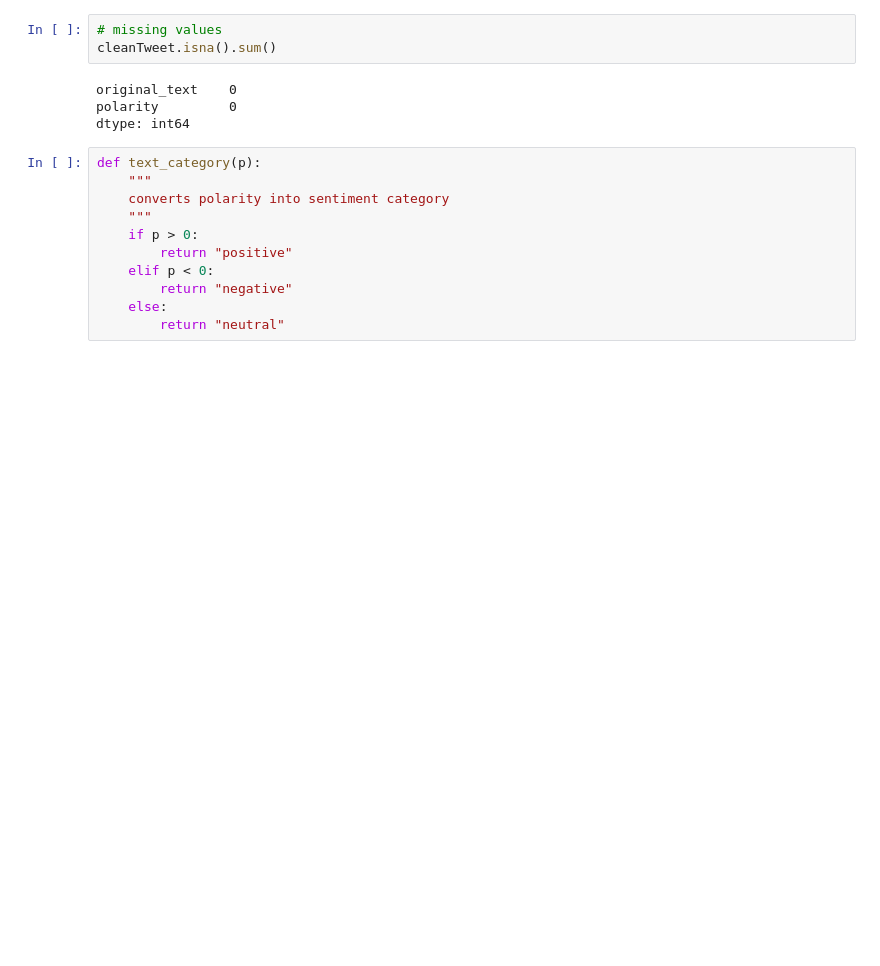
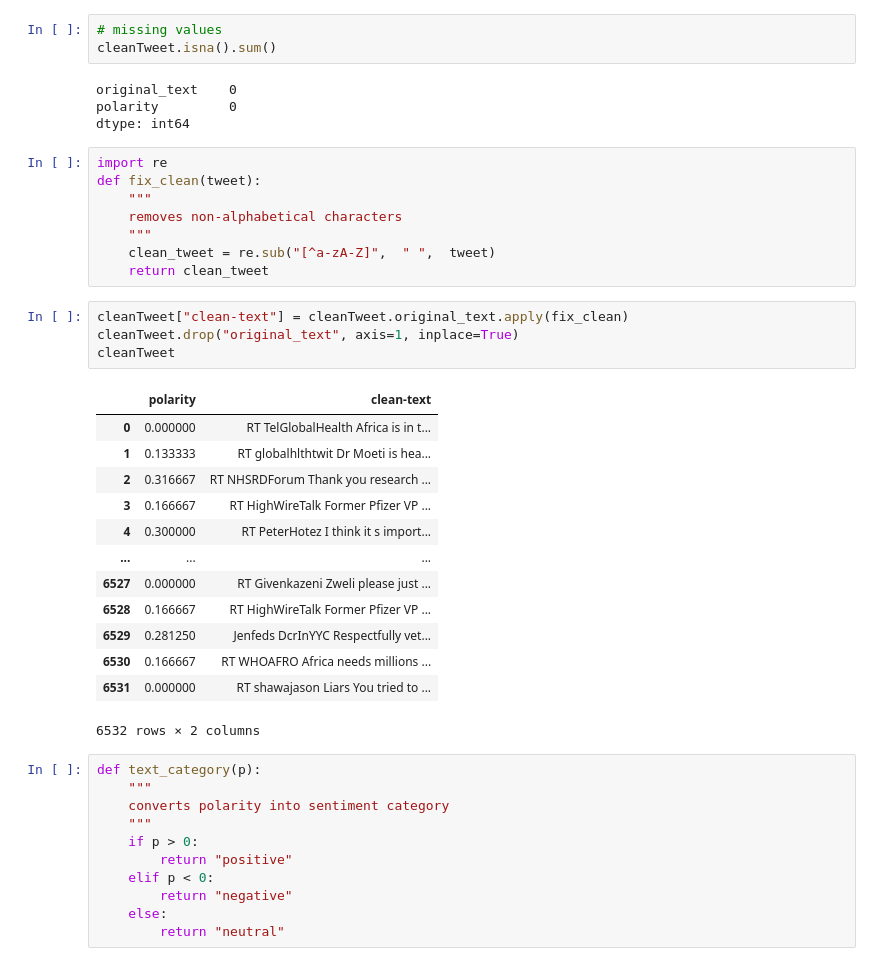
Before and after one commit to zelalemgetahun9374/Twitter-Data-Analysis, a Jupyter notebook: Challenge_ Day2.ipynb, the cells around one changed output. Drawn from its saved outputs; the diff is of its cells as text; blank space fills up the shorter version.

Commit message:
added clean-text column

```diff
--- a/Challenge_ Day2.ipynb
+++ b/Challenge_ Day2.ipynb
@@ -226,6 +227,32 @@ cleanTweet.isna().sum()
 original_text    0
 polarity         0
 dtype: int64
+# %%
+import re
+def fix_clean(tweet):
+    """
+    removes non-alphabetical characters
+    """
+    clean_tweet = re.sub("[^a-zA-Z]",  " ",  tweet)
+    return clean_tweet
+# %%
+cleanTweet["clean-text"] = cleanTweet.original_text.apply(fix_clean)
+cleanTweet.drop("original_text", axis=1, inplace=True)
+cleanTweet
+# %% [output]
+|  | polarity | clean-text |
+| 0 | 0.000000 | RT TelGlobalHealth Africa is in t... |
+| 1 | 0.133333 | RT globalhlthtwit Dr Moeti is hea... |
+| 2 | 0.316667 | RT NHSRDForum Thank you research ... |
+| 3 | 0.166667 | RT HighWireTalk Former Pfizer VP ... |
+| 4 | 0.300000 | RT PeterHotez I think it s import... |
+| ... | ... | ... |
+| 6527 | 0.000000 | RT Givenkazeni Zweli please just ... |
+| 6528 | 0.166667 | RT HighWireTalk Former Pfizer VP ... |
+| 6529 | 0.281250 | Jenfeds DcrInYYC Respectfully vet... |
+| 6530 | 0.166667 | RT WHOAFRO Africa needs millions ... |
+| 6531 | 0.000000 | RT shawajason Liars You tried to ... |
+6532 rows × 2 columns
 # %%
 def text_category(p):
     """
```
Also changed, not shown: parts of 3 cells of this notebook.
